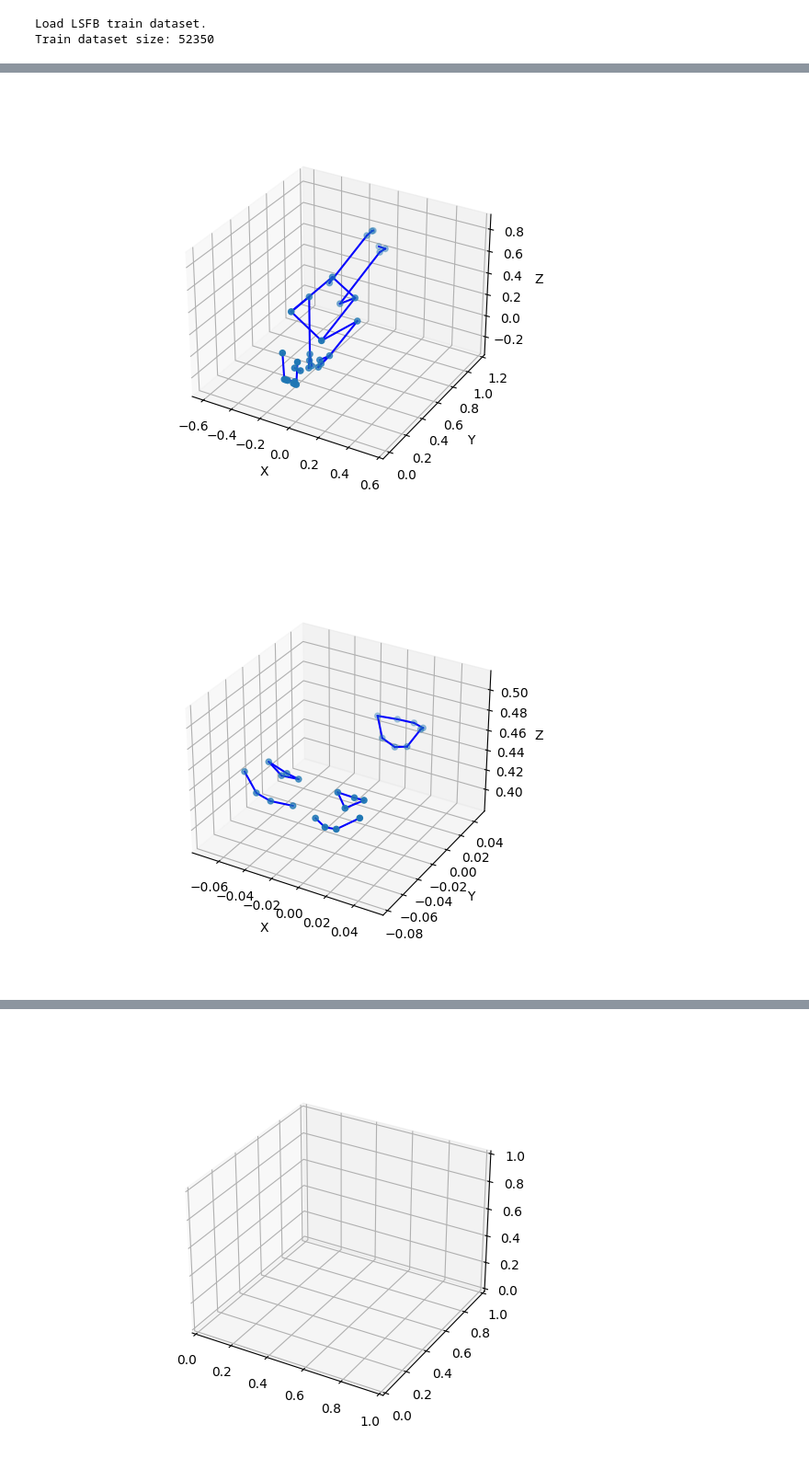
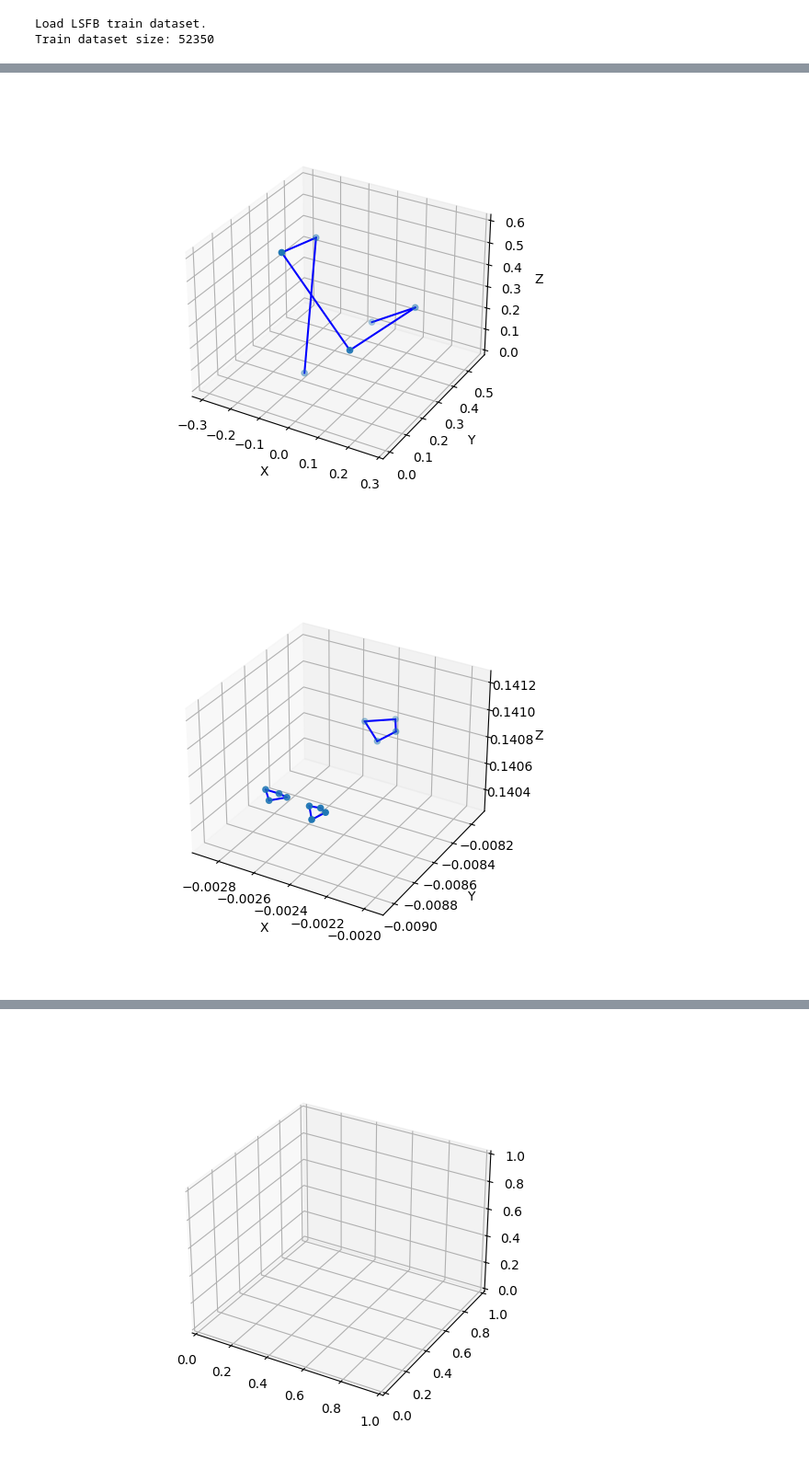
Before and after one commit to okason97/HandCraft, a Jupyter notebook: src/gen_model_test.ipynb, the cells around one changed output, grey strips where cells are left out. Shown at 92% size. Saved outputs shown, nothing was run; the diff lists cells and outputs as text; code cells hidden in the pictures.

```diff
--- a/src/gen_model_test.ipynb
+++ b/src/gen_model_test.ipynb
@@ -157,7 +157,7 @@ import utils.misc as misc
 
 data_name = "LSFB"
 data_dir = "/mnt/sda2/datasets/isolated-cont-sl/LSFB/"
-poses = [["pose","all"],["right_hand","all"],["left_hand","all"], ["face",[61,39,0,269,291,405,17,181,33,159,133,145,46,52,65,55,263,386,362,374,276,282,295,285]]]
+poses = [["pose",[12,14,16,11,13,15]],["right_hand","all"],["left_hand","all"], ["face",[61,0,291,17,33,159,133,145,263,386,362,374]]]
 dset_used = 1
 seed = 42
 oversample = True
@@ -169,7 +169,7 @@ train_dataset = Dataset_(data_dir=data_dir,
                             poses=poses,
                             max_len=32,
                             min_samples=20,
-                            target_len=8,
+                            target_len=16,
                             mode="prediction")
 print("Train dataset size: {dataset_size}".format(dataset_size=len(train_dataset)))
 # %% [output]
@@ -203,8 +250,8 @@ setup: from __main__ import stepmodel
 # %%
-input = torch.unflatten(train_dataset[0][0], 1, (99, 3))
-body_kp = input[:,:33,:]
-rhand_kp = input[:,33:(33+21),:]
-lhand_kp = input[:,(33+21):(33+21+21),:]
-face_kp = input[:,(33+21+21):,:]
-body_kp
+input = torch.unflatten(train_dataset[15][0], 1, (60, 3))
+body_kp = i_normalize(input[:,:6,:], 'pose')
+rhand_kp = i_normalize(input[:,6:(6+21),:], 'right_hand')
+lhand_kp = i_normalize(input[:,(6+21):(6+21+21),:], 'left_hand')
+face_kp = i_normalize(input[:,(6+21+21):,:], 'face')
+face_kp.shape
 # %% [output]
@@ -280,12 +263,10 @@ import numpy as np
 %matplotlib ipympl
 
 # MediaPipe pose landmarks connection (in their order)
-POSE_CONNECTIONS = [(0, 1), (1, 2), (2, 3), (3, 7), (0, 4), (4, 5), (5, 6), (6, 8), (9, 10), (11, 12), (11, 13), (13, 15), (15, 17), (11, 23), (12, 14), (14, 16), (15,19), (15,21), (16,22), (16,20), (20,18), (19,17), (16, 18), (12, 24), (23, 24), (23, 25), (25, 27), (27, 29), (29, 31), (24, 26), (26, 28), (28, 30), (30, 32)]
-FACE_CONNECTIONS = [(0, 1), (1, 2), (2, 3), (3, 4), (4, 5), (5, 6), (6, 7), (7, 0),
-                    (8, 9), (9, 10), (10, 11), (11, 8),
-                    (12, 13), (13, 14), (14, 15),
-                    (16, 17), (17, 18), (18, 19), (19, 16),
-                    (20, 21), (21, 22), (22, 23)]
+POSE_CONNECTIONS = [(0, 1), (1, 2), (0, 3), (3, 4), (4, 5)]
+FACE_CONNECTIONS = [(0, 1), (1, 2), (2, 3), (3, 0),
+                    (4, 5), (5, 6), (6, 7), (7, 4),
+                    (8, 9), (9, 10), (10, 11), (11, 8)]
 HAND_CONNECTIONS = [(0, 1), (1, 2), (2, 3), (3, 4), (0, 5), (0, 17), (5, 9), (9, 13), (13, 17), (5, 6), (6, 7), (7, 8), (9, 10), (10, 11), (11, 12), (13, 14), (14, 15), (15, 16), (17, 18), (18, 19), (19, 20)]
 
 def plot_keypoints(xyz_keypoints, connections):
@@ -318,11 +299,11 @@ def plot_keypoints(xyz_keypoints, connections):
     ax.set_zlim(mid_z - max_range, mid_z + max_range)
 
     plt.show()
-plot_keypoints(i_normalize(body_kp, 'pose')[20], POSE_CONNECTIONS)
+plot_keypoints(body_kp[0], POSE_CONNECTIONS)
 # %% [output]
-[figure, old version]
+[figure, new version]
 # %%
-plot_keypoints(i_normalize(face_kp, 'face')[20], FACE_CONNECTIONS)
+plot_keypoints(i_normalize(face_kp, 'face')[0], FACE_CONNECTIONS)
 # %% [output]
-[figure, old version]
+[figure, new version]
 # %%
```
Also changed, not shown: parts of 23 cells of this notebook, 28 other files.
